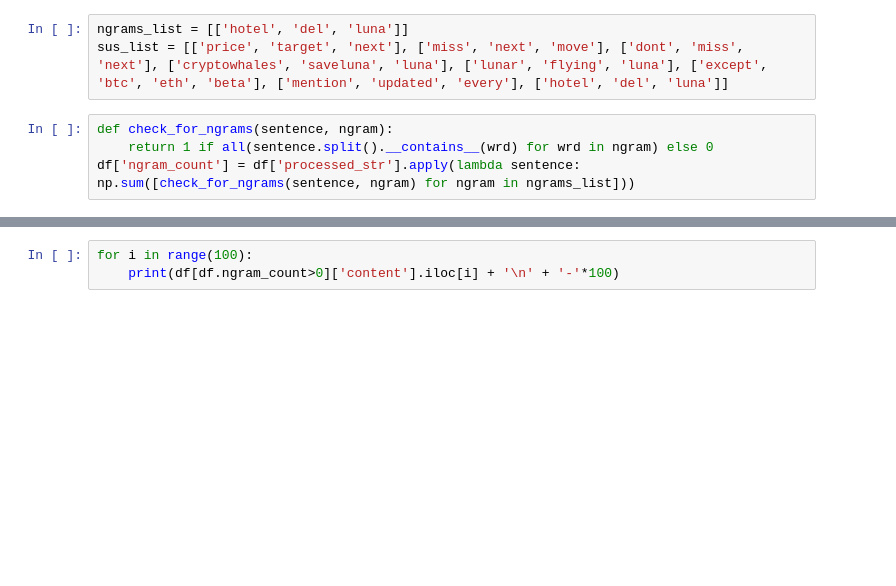
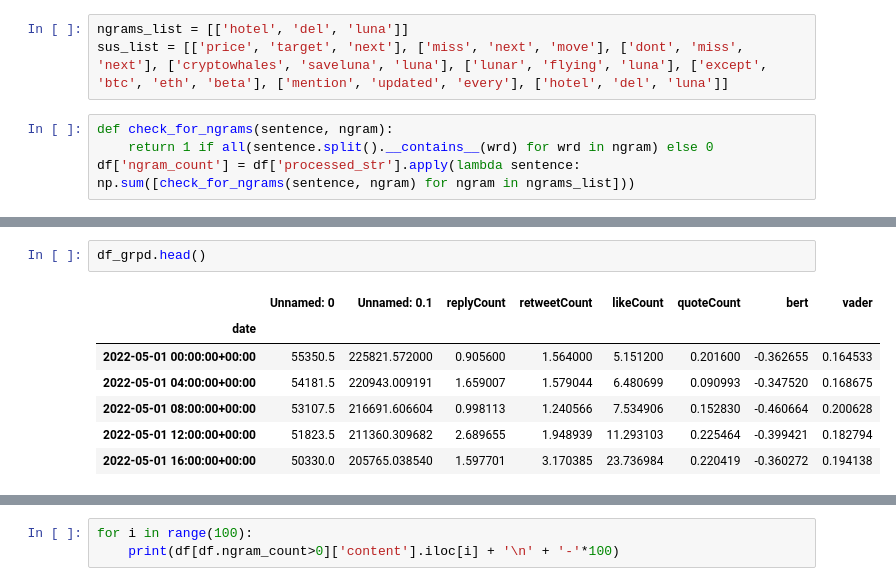
Before and after one commit to jzmujdzin/luna-nlp-paper, a Jupyter notebook: notebooks/plots.ipynb, the cells around one changed output, grey strips where cells are left out. Saved outputs shown, nothing was run; the diff lists cells and outputs as text; blank space fills up the shorter version.

```diff
--- a/notebooks/plots.ipynb
+++ b/notebooks/plots.ipynb
@@ -75,0 +101,10 @@ df['ngram_count'] = df['processed_str'].apply(lambda sentence: np.sum([check_for
+# %%
+df_grpd.head()
+# %% [output]
+|  | Unnamed: 0 | Unnamed: 0.1 | replyCount | retweetCount | likeCount | quoteCount | bert | vader |
+| date |  |  |  |  |  |  |  |  |
+| 2022-05-01 00:00:00+00:00 | 55350.5 | 225821.572000 | 0.905600 | 1.564000 | 5.151200 | 0.201600 | -0.362655 | 0.164533 |
+| 2022-05-01 04:00:00+00:00 | 54181.5 | 220943.009191 | 1.659007 | 1.579044 | 6.480699 | 0.090993 | -0.347520 | 0.168675 |
+| 2022-05-01 08:00:00+00:00 | 53107.5 | 216691.606604 | 0.998113 | 1.240566 | 7.534906 | 0.152830 | -0.460664 | 0.200628 |
+| 2022-05-01 12:00:00+00:00 | 51823.5 | 211360.309682 | 2.689655 | 1.948939 | 11.293103 | 0.225464 | -0.399421 | 0.182794 |
+| 2022-05-01 16:00:00+00:00 | 50330.0 | 205765.038540 | 1.597701 | 3.170385 | 23.736984 | 0.220419 | -0.360272 | 0.194138 |
```
Also changed, not shown: parts of 15 cells of this notebook, 1 other file.
